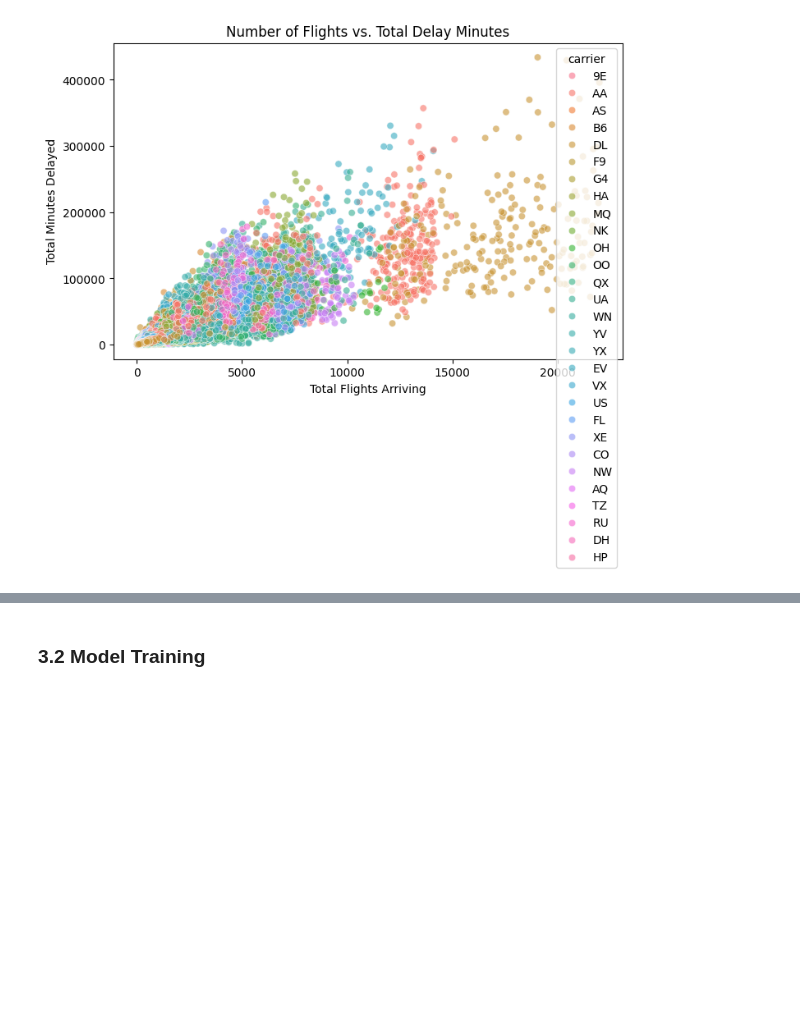
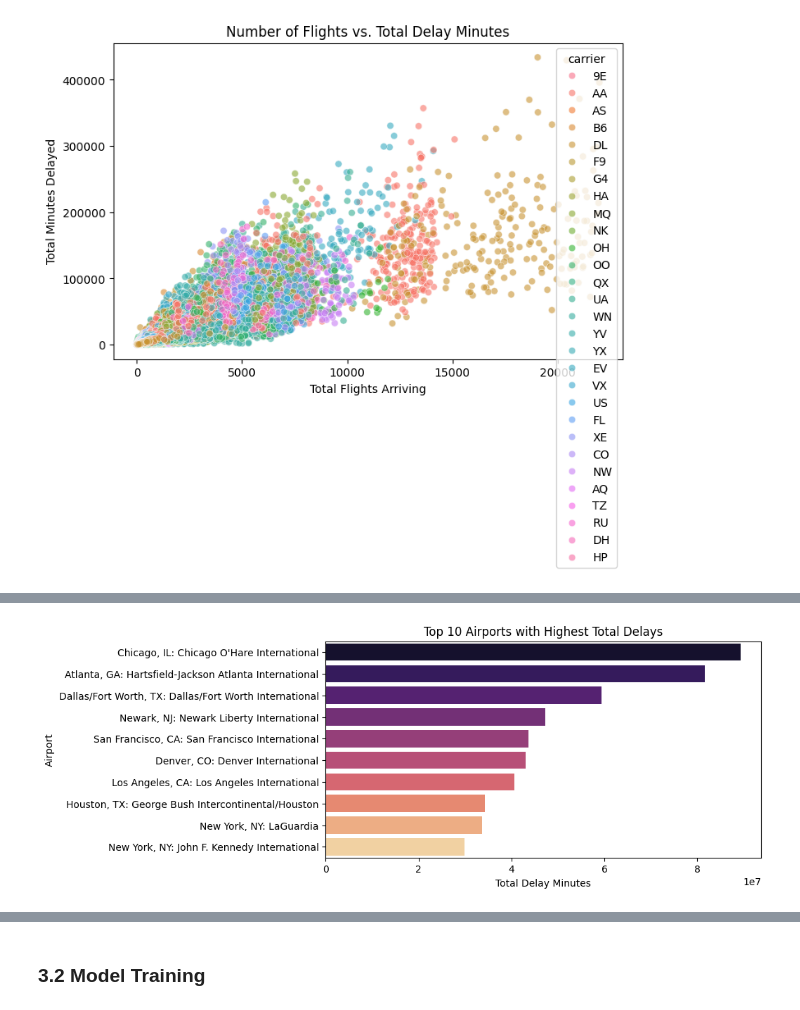
Before and after one commit to nellocoder/flight-delay-prediction, a Jupyter notebook: flight_delay_regression.ipynb, the cells around one changed output, grey strips where cells are left out. Drawn from its saved outputs; the diff is of its cells as text; code cells hidden in the pictures; blank space fills up the shorter version.

```diff
--- a/flight_delay_regression.ipynb
+++ b/flight_delay_regression.ipynb
@@ -102,0 +141,4 @@ plt.show()
+# %%
+# We sum delays by Airport Name and pick the Top 10 worst ones
+worst_airports = df.groupby('airport_name')['arr_delay'].sum().sort_values(ascending=False).head(10)
+worst_airports
@@ -102,0 +158,17 @@ plt.show()
+# %%
+plt.figure(figsize=(8, 4))
+
+sns.barplot(
+    x=worst_airports.values,
+    y=worst_airports.index,
+    hue=worst_airports.index,
+    palette="magma",
+    legend=False
+)
+
+plt.title("Top 10 Airports with Highest Total Delays")
+plt.xlabel("Total Delay Minutes")
+plt.ylabel("Airport")
+plt.show()
+# %% [output]
+[figure, added]
```
Also changed, not shown: parts of 13 cells of this notebook.
